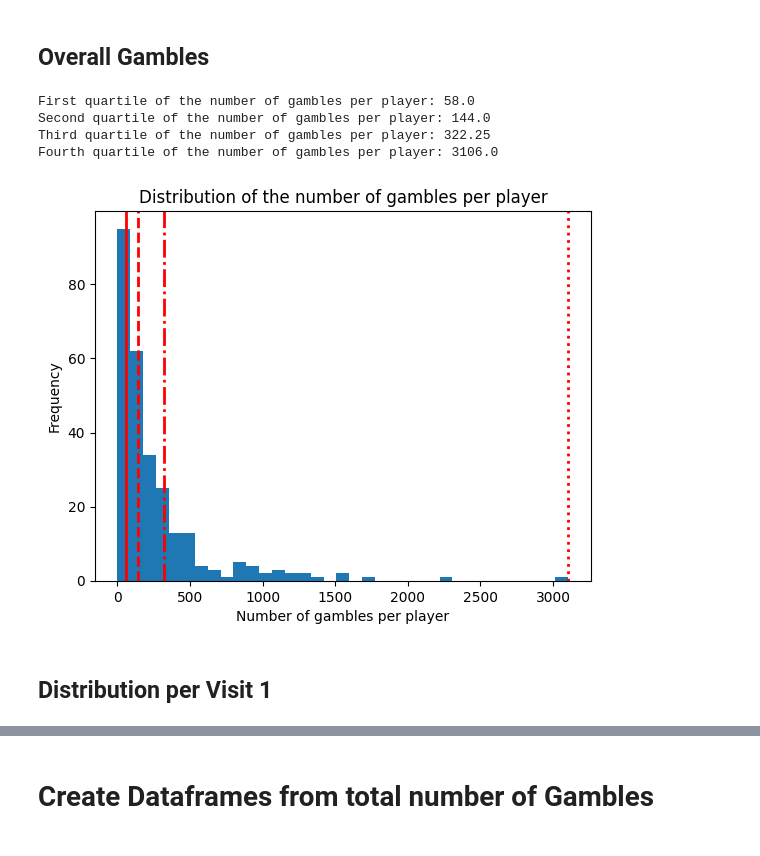
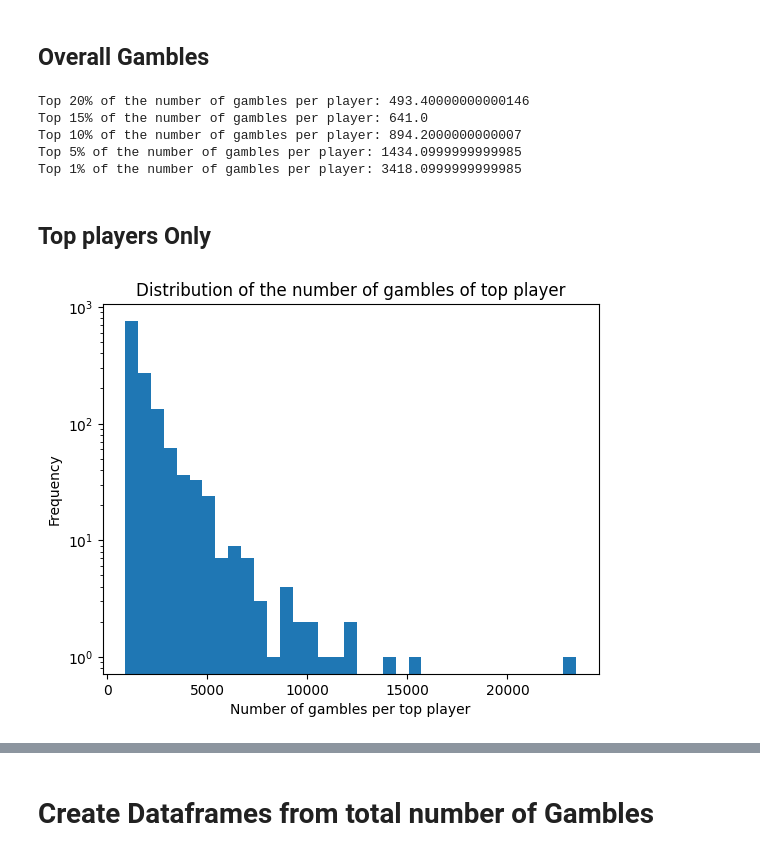
Before and after one commit to mauricios20/Gamblers_Investors, a Jupyter notebook: Entire Data/By Month Analysis/7_July/Top Players/Data Prep/Categories.ipynb, the cells around one changed output, grey strips where cells are left out. Drawn from its saved outputs; the diff is of its cells as text; code cells hidden in the pictures.

Commit message:
Separation of Top Players

```diff
--- a/Entire Data/By Month Analysis/7_July/Top Players/Data Prep/Categories.ipynb
+++ b/Entire Data/By Month Analysis/7_July/Top Players/Data Prep/Categories.ipynb
@@ -24,7 +24,7 @@ filter = ['playerkey', 'playercashableamt', 'wageredamt', 'maxbet', 'grosswin',
        'age', 'rank', 'gender', 'date', 'start_time', 'end_time', 'duration',
        'slotdenomination']
 # Import data
-dtf = pd.read_parquet('month_6_year_2015.parquet', columns=filter)
+dtf = pd.read_parquet('month_7_year_2015.parquet', columns=filter)
 
 # Check data
 dtf.columns
@@ -186,42 +186,45 @@ gambles_per_player = []
 for i in dtf["playerkey"].unique().tolist():
     gambles_per_player.append(dtf[dtf["playerkey"] == i]["gambles"].max())
 
-# Calculate the first quartile of the number of gambles per player and store is as first_quartile
-first_quartile = np.percentile(gambles_per_player, 25)
-print("First quartile of the number of gambles per player:", first_quartile)
+top_20 = np.percentile(gambles_per_player, 80)
+print("Top 20% of the number of gambles per player:", top_20)
 
-# Calculate the second quartile of the number of gambles per player and store is as second_quartile
-second_quartile = np.percentile(gambles_per_player, 50)
-print("Second quartile of the number of gambles per player:", second_quartile)
+top_15 = np.percentile(gambles_per_player, 85)
+print("Top 15% of the number of gambles per player:", top_15)
 
-# Calculate the third quartile of the number of gambles per player and store is as third_quartile
-third_quartile = np.percentile(gambles_per_player, 75)
-print("Third quartile of the number of gambles per player:", third_quartile)
+top_10 = np.percentile(gambles_per_player, 90)
+print("Top 10% of the number of gambles per player:", top_10)
 
-# Calculate the fourth quartile of the number of gambles per player and store is as fourth_quartile
-fourth_quartile = np.percentile(gambles_per_player, 100)
-print("Fourth quartile of the number of gambles per player:", fourth_quartile)
+top_5 = np.percentile(gambles_per_player, 95)
+print("Top 5% of the number of gambles per player:", top_5)
+
+top_1 = np.percentile(gambles_per_player, 99)
+print("Top 1% of the number of gambles per player:", top_1)
 # %% [output]
-First quartile of the number of gambles per player: 58.0
-Second quartile of the number of gambles per player: 144.0
-Third quartile of the number of gambles per player: 322.25
-Fourth quartile of the number of gambles per player: 3106.0
+Top 20% of the number of gambles per player: 493.40000000000146
+Top 15% of the number of gambles per player: 641.0
+Top 10% of the number of gambles per player: 894.2000000000007
+Top 5% of the number of gambles per player: 1434.0999999999985
+Top 1% of the number of gambles per player: 3418.0999999999985
+# %% [markdown]
+## Top players Only
+# %%
+# Let's create a list of players that are extreme gamblers
+extreme_r = dtf.groupby("playerkey")["gambles"].max()[dtf.groupby("playerkey")["gambles"].max() >= top_10].index.tolist()
+
+# Let's create a dataframe that only includes the extreme gamblers
+dtf_extreme = dtf[dtf["playerkey"].isin(extreme_r)]
+
+# Calculate the number of gambles per each player, and store it in a list
+gambles_per_top_player = []
+for i in dtf_extreme["playerkey"].unique().tolist():
+    gambles_per_top_player.append(dtf_extreme[dtf_extreme["playerkey"] == i]["gambles"].max())
 # %%
-# Plot the distribution of the number of gambles per player
-plt.hist(gambles_per_player, bins=35)
-# Plot the first quartile as a vertical line
-plt.axvline(first_quartile, color='r', linestyle='solid', linewidth=2)
-# Plot the second quartile as a vertical line
-plt.axvline(second_quartile, color='r', linestyle='dashed', linewidth=2)
-# Plot the third quartile as a vertical line
-plt.axvline(third_quartile, color='r', linestyle='dashdot', linewidth=2)
-# Plot the fourth quartile as a vertical line
-plt.axvline(fourth_quartile, color='r', linestyle='dotted', linewidth=2)
-plt.xlabel("Number of gambles per player")
+# Plot the distribution of the number of gambles per top player
+plt.hist(gambles_per_top_player, bins=35, log=True)
+plt.xlabel("Number of gambles per top player")
 plt.ylabel("Frequency")
-plt.title("Distribution of the number of gambles per player")
+plt.title("Distribution of the number of gambles of top player")
 plt.show()
 # %% [output]
-[figure, old version]
+[figure, new version]
-# %% [markdown]
-## Distribution per Visit 1
```
Also changed, not shown: parts of 8 cells of this notebook, 3 other files.
